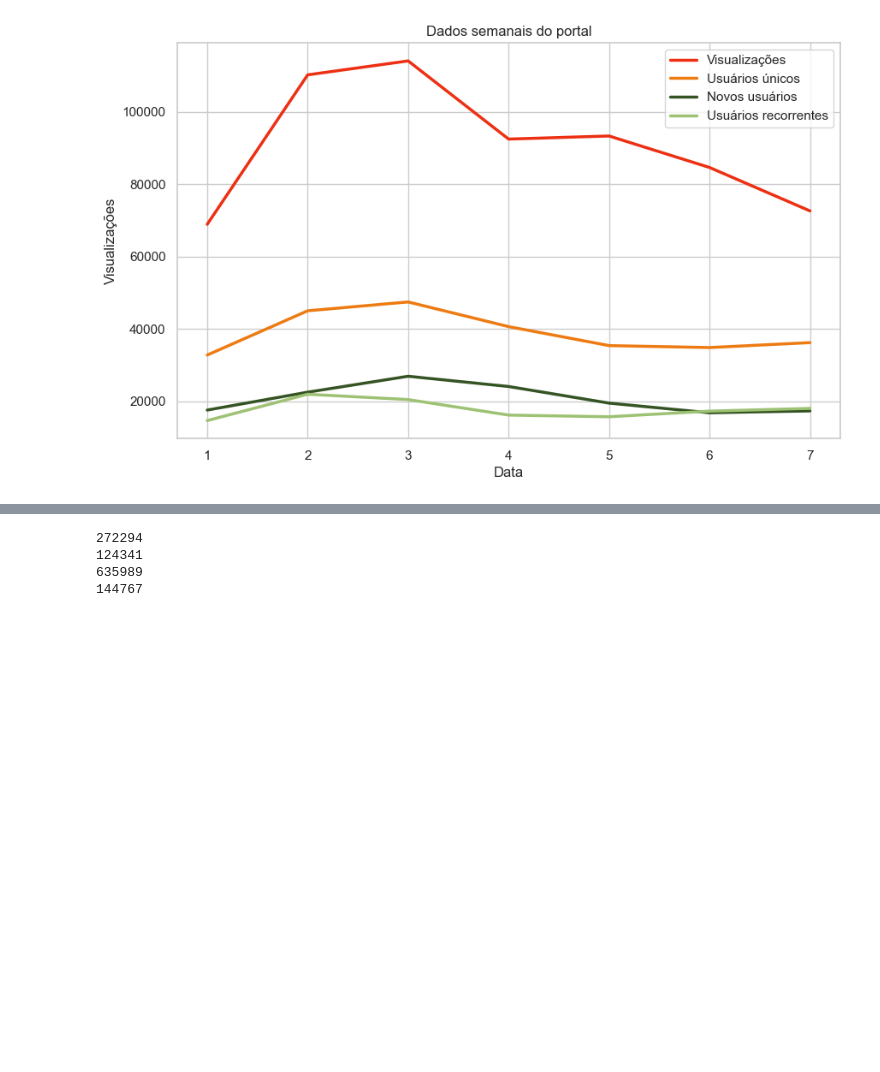
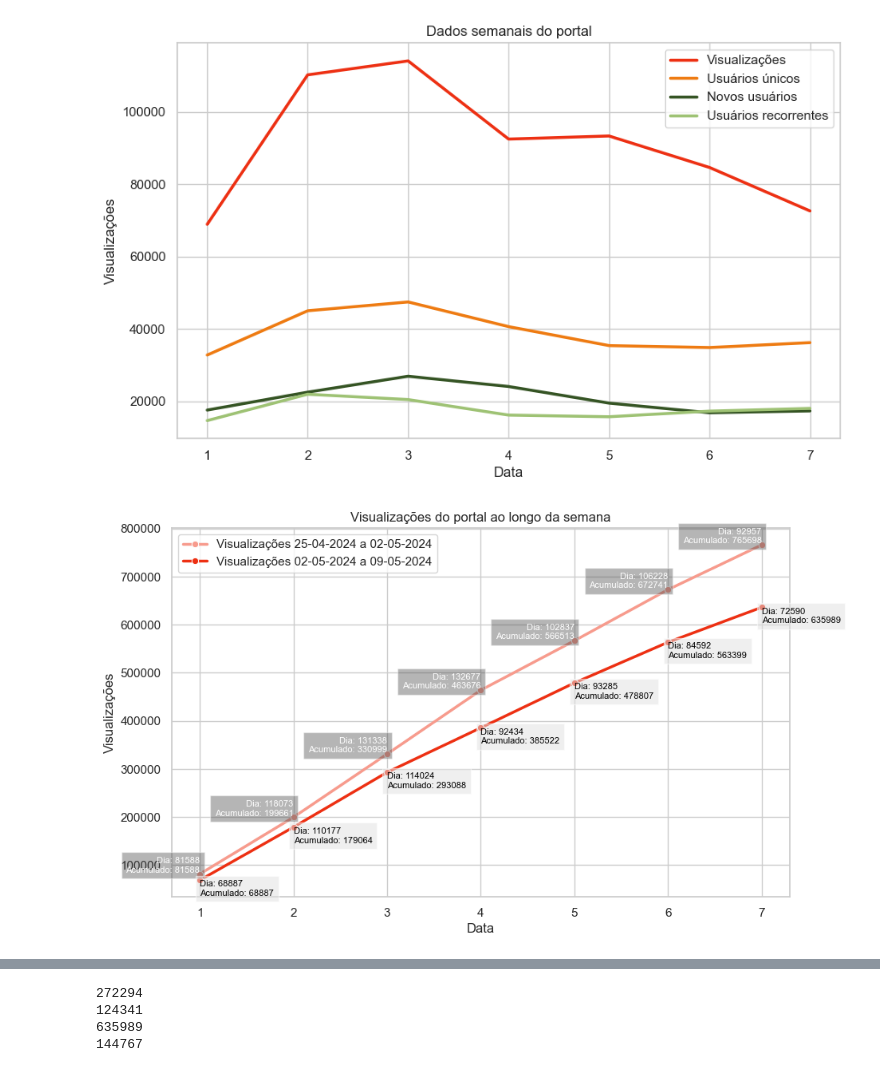
Before and after one commit to alisson002/Relat-rios-TN-e-JPN_Python, a Jupyter notebook: semanal/graficosPythonSemanal.ipynb, the cells around one changed output, grey strips where cells are left out. Drawn from its saved outputs; the diff is of its cells as text; code cells hidden in the pictures; blank space fills up the shorter version.

Commit message:
fazendo os gráficos acumulativos e comparativos

```diff
--- a/semanal/graficosPythonSemanal.ipynb
+++ b/semanal/graficosPythonSemanal.ipynb
@@ -484,3 +505,73 @@ plt.legend()
 plt.show()
 # %% [output]
 [figure]
+# %%
+
+# VISUALIZAÇÕES
+visualizacoes_inicio = encontrar_frase_em_csv(fr'C:\Users\{path_aliss}\Documents\Repositórios\csv\TNsemanal\visualizacoes.csv', 'Visualizações')
+# visualizacoes_final = encontrar_frase_em_csv(fr'C:\Users\{path_aliss}\Documents\Repositórios\csv\TNsemanal\visualizacoes.csv', 'Contagem de eventos')
+
+# visualizacoes = pd.read_csv(fr'C:\Users\{path_aliss}\Documents\Repositórios\csv\TNsemanal\visualizacoes.csv', skiprows=visualizacoes_inicio-1, nrows=visualizacoes_final-44).dropna()
+# visualizacoes = pd.read_csv(fr'C:\Users\{path_aliss}\Documents\Repositórios\csv\TNsemanal\visualizacoes.csv', skiprows=visualizacoes_inicio-1, nrows=10).dropna()
+
+# SEMANA ANTERIOR
+visualizacoesANTERIOR = pd.read_csv(fr'C:\Users\{path_aliss}\Documents\Repositórios\csv\ANTERIOR\TNsemanal\visualizacoes.csv', skiprows=visualizacoes_inicio-1, nrows=8)
+
+visualizacoesANTERIOR = remover_ultima_linha(visualizacoesANTERIOR)
+visualizacoesANTERIOR = transforma_int(visualizacoesANTERIOR)
+
+visualizacoesANTERIOR['Nº dia'] = visualizacoesANTERIOR['Nº dia']+1
+
+# SEMANA ANALISADA
+visualizacoes = pd.read_csv(fr'C:\Users\{path_aliss}\Documents\Repositórios\csv\TNsemanal\visualizacoes.csv', skiprows=visualizacoes_inicio-1, nrows=8)
+
+visualizacoes = remover_ultima_linha(visualizacoes)
+visualizacoes = transforma_int(visualizacoes)
+
+visualizacoes['Nº dia'] = visualizacoes['Nº dia']+1
+
+# Configurando o tema do Seaborn
+sns.set_theme(style="whitegrid")
+
+# Criando o gráfico de linhas
+plt.figure(figsize=(10, 6))  # Definindo o tamanho da figura
+
+# Definindo a paleta de cores desejada
+cores = ["#ED3013", "#F79B8D"]
+
+visualizacoes_acumuladas = visualizacoes['Visualizações'].cumsum()
+
+visualizacoes_acumuladasANTERIOR = visualizacoesANTERIOR['Visualizações'].cumsum()
+
+# Plotando o gráfico de linhas
+sns.lineplot(x="Nº dia", y=visualizacoes_acumuladasANTERIOR, data=visualizacoesANTERIOR, label=f"Visualizações {(penultimo_domingo()- datetime.timedelta(days=7)).strftime("%d-%m-%Y")} a {(ultimo_sabado()- datetime.timedelta(days=7)).strftime("%d-%m-%Y")}", linewidth=2.5, color=cores[1], marker='o')
+
+sns.lineplot(x="Nº dia", y=visualizacoes_acumuladas, data=visualizacoes, label=f"Visualizações {(penultimo_domingo()).strftime("%d-%m-%Y")} a {(ultimo_sabado()).strftime("%d-%m-%Y")}", linewidth=2.5, color=cores[0], marker='o')
+
+# Adicionando os valores de cada ponto de visualizacoesANTERIOR
+for x, y, acumulado in zip(visualizacoesANTERIOR['Nº dia'], visualizacoesANTERIOR['Visualizações'], visualizacoes_acumuladasANTERIOR):
+    plt.text(x, acumulado, f'Dia: {int(y)}\nAcumulado: {int(acumulado)}', ha='right', va='bottom', fontsize=8, color='white', bbox=dict(facecolor='#474747', alpha=0.4))
+
+# Adicionando os valores de cada ponto
+for x, y, acumulado in zip(visualizacoes['Nº dia'], visualizacoes['Visualizações'], visualizacoes_acumuladas):
+    plt.text(x, acumulado, f'Dia: {int(y)}\nAcumulado: {int(acumulado)}', ha='left', va='top', fontsize=8, color='black', bbox=dict(facecolor='#E1E1E1', alpha=0.5))
+
+
+# Ajustando o intervalo entre as datas no eixo x
+plt.gca().xaxis.set_major_locator(mdates.DayLocator(interval=1))  # Intervalo de 1 dia
+
+#plt.xticks(rotation=-90)
+
+# Adicionando rótulos e título ao gráfico
+plt.xlabel("Data")
+#plt.ylabel("Alcance | Visitas | Seguidores")
+plt.title("Visualizações do portal ao longo da semana")
+
+#plt.yticks([])
+
+plt.legend()
+
+# Exibindo o gráfico
+plt.show()
+# %% [output]
+[figure, added]
```
Also changed, not shown: parts of 7 cells of this notebook, 2 other files.
